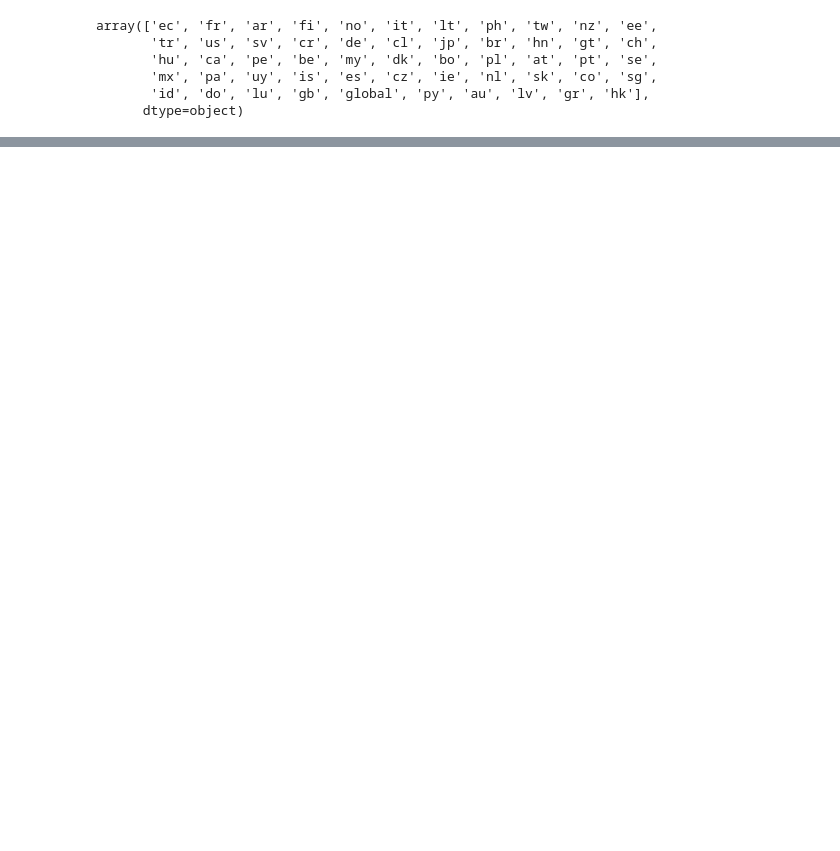
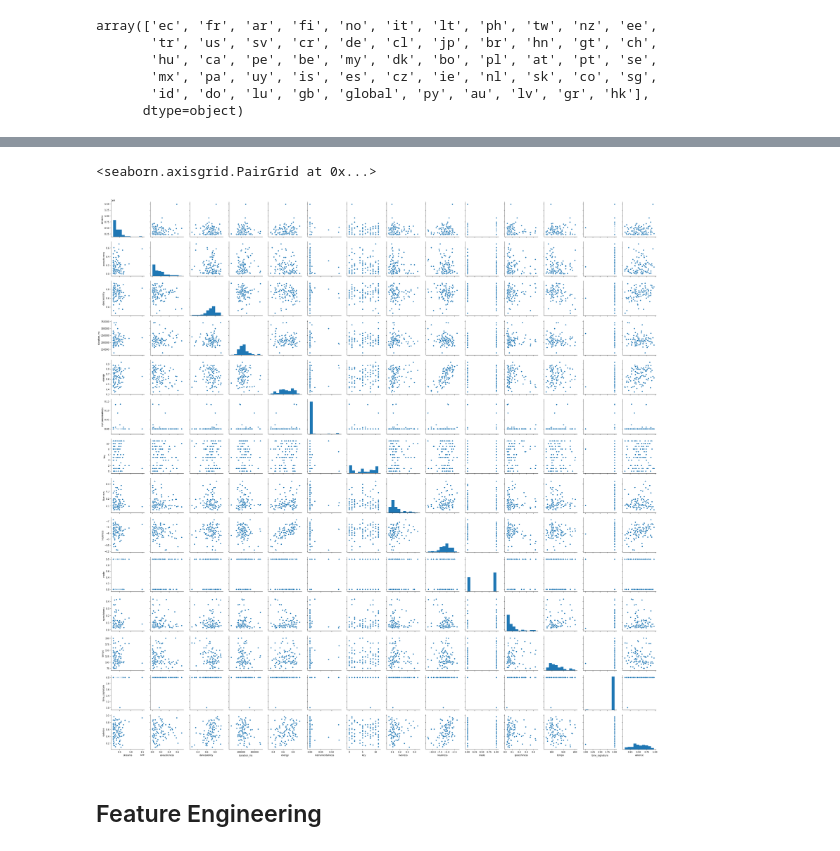
Before and after one commit to RongSH/Spotify_project_BDA, a Jupyter notebook: Preprocessing.ipynb, the cells around one changed output, grey strips where cells are left out. Cells and saved outputs as stored; diff of their text form; code cells hidden in the pictures; blank space fills up the shorter version.

```diff
--- a/Preprocessing.ipynb
+++ b/Preprocessing.ipynb
@@ -105 +169,10 @@ Text(0.5,1.05,'Total yearly number of streams per region')
 [figure]
+# %%
+# Feature data
+# feature with low variability will not be used as they contain little information
+sns.pairplot(global_data)
+# %% [output]
+<seaborn.axisgrid.PairGrid at 0x...>
+[figure, added]
+# %% [markdown]
+## Feature Engineering
```
Also changed, not shown: parts of 32 cells of this notebook, 13 other files.
